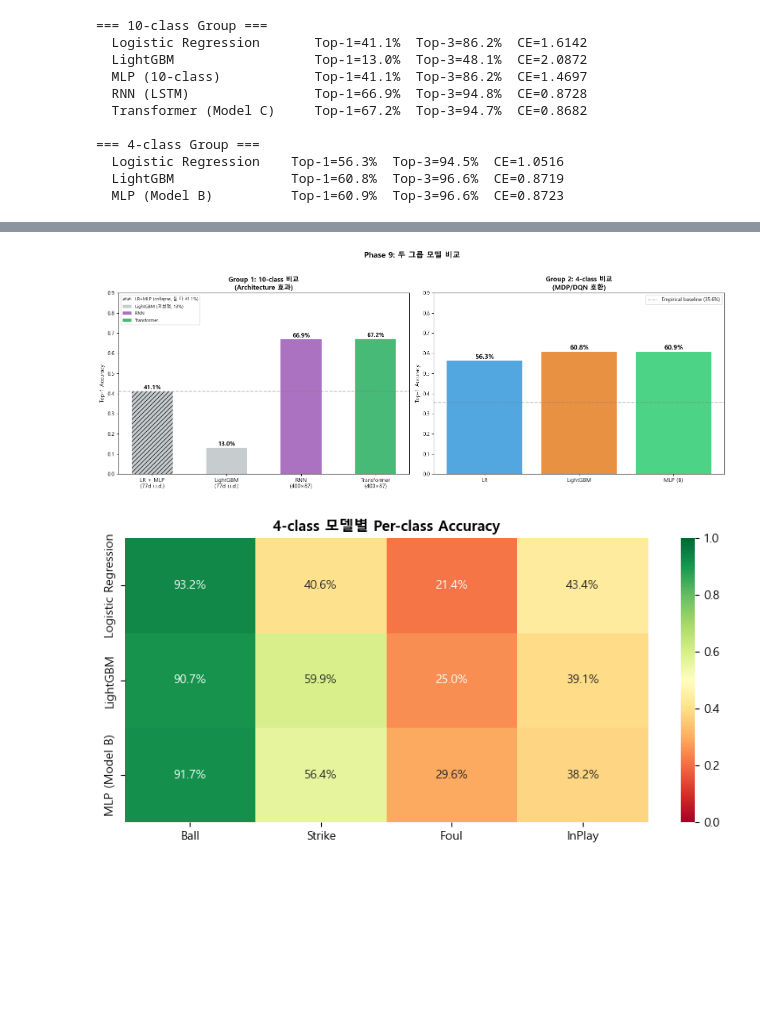
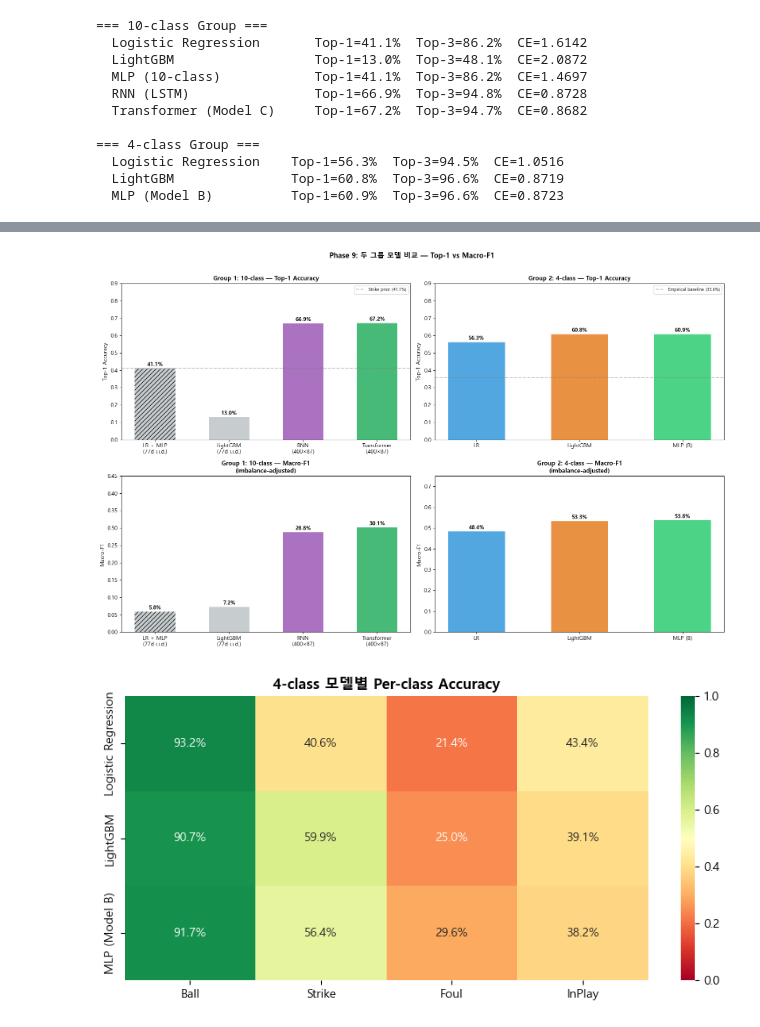
Before and after one commit to Pitcheezy/transition-models, a Jupyter notebook: notebooks/10_all_models_comparison.ipynb, the cells around one changed output, grey strips where cells are left out. Saved outputs shown, nothing was run; the diff lists cells and outputs as text; code cells hidden in the pictures; blank space fills up the shorter version.

```diff
--- a/notebooks/10_all_models_comparison.ipynb
+++ b/notebooks/10_all_models_comparison.ipynb
@@ -69,65 +69,61 @@ for name, r in comp4.items():
 # %%
-from sklearn.metrics import f1_score
-import numpy as np
+fig, axes = plt.subplots(2, 2, figsize=(16, 10))
 
-fig, axes = plt.subplots(1, 2, figsize=(16, 6))
+# ── 공통 데이터 ───────────────────────────────────────────────────────────────
+iid_top1  = (comp10['Logistic Regression']['top1'] + comp10['MLP (10-class)']['top1']) / 2
+iid_mf1   = (comp10['Logistic Regression']['macro_f1'] + comp10['MLP (10-class)']['macro_f1']) / 2
 
-# ── Group 1: 10-class (LR+MLP 통합, LightGBM 별도) ──────────────────────────
-# LR과 MLP 평균 top1 (둘 다 41.1%로 동일)
-lr_top1  = comp10['Logistic Regression']['top1']
-mlp_top1 = comp10['MLP (10-class)']['top1']
-iid_top1 = (lr_top1 + mlp_top1) / 2  # == 0.411
+bar_names10 = ['LR + MLP\n(77d i.i.d.)', 'LightGBM\n(77d i.i.d.)', 'RNN\n(400×87)', 'Transformer\n(400×87)']
+top1_10     = [iid_top1, comp10['LightGBM']['top1'],
+               comp10['RNN (LSTM)']['top1'], comp10['Transformer (Model C)']['top1']]
+mf1_10      = [iid_mf1, comp10['LightGBM']['macro_f1'],
+               comp10['RNN (LSTM)']['macro_f1'], comp10['Transformer (Model C)']['macro_f1']]
+colors10    = ['#bdc3c7', '#bdc3c7', '#9b59b6', '#27ae60']
+hatches10   = ['///', '', '', '']
 
-bar_names   = ['LR + MLP\n(77d i.i.d.)', 'LightGBM\n(77d i.i.d.)', 'RNN\n(400×87)', 'Transformer\n(400×87)']
-bar_values  = [iid_top1,
-               comp10['LightGBM']['top1'],
-               comp10['RNN (LSTM)']['top1'],
-               comp10['Transformer (Model C)']['top1']]
-bar_colors  = ['#bdc3c7', '#bdc3c7', '#9b59b6', '#27ae60']
-bar_hatches = ['///', '', '', '']          # 사선으로 "합산" 표시
-
-bars = axes[0].bar(bar_names, bar_values, color=bar_colors, alpha=0.85, width=0.55)
-for bar, hatch in zip(bars, bar_hatches):
-    bar.set_hatch(hatch)
-
-axes[0].set_title('Group 1: 10-class 비교\n(Architecture 효과)', fontsize=12, fontweight='bold')
-axes[0].set_ylabel('Top-1 Accuracy')
-axes[0].set_ylim(0, 0.9)
-for bar, v in zip(bars, bar_values):
-    axes[0].text(bar.get_x() + bar.get_width()/2, v + 0.01,
-                 f'{v:.1%}', ha='center', fontsize=11, fontweight='bold')
-axes[0].axhline(0.411, color='gray', linestyle='--', alpha=0.5, label='Strike prior (41.1%)')
-
-# 범례 설명 추가
-from matplotlib.patches import Patch
-legend_handles = [
-    Patch(facecolor='#bdc3c7', alpha=0.85, hatch='///', label='LR+MLP (collapse, 둘 다 41.1%)'),
-    Patch(facecolor='#bdc3c7', alpha=0.85, label='LightGBM (과보정, 13%)'),
-    Patch(facecolor='#9b59b6', alpha=0.85, label='RNN'),
-    Patch(facecolor='#27ae60', alpha=0.85, label='Transformer'),
-]
-axes[0].legend(handles=legend_handles, fontsize=8, loc='upper left')
-
-# ── Group 2: 4-class ─────────────────────────────────────────────────────────
 names4  = list(comp4.keys())
 top1_4  = [comp4[n]['top1'] for n in names4]
+mf1_4   = [comp4[n]['macro_f1'] for n in names4]
 colors4 = ['#3498db', '#e67e22', '#2ecc71']
 short4  = ['LR', 'LightGBM', 'MLP (B)']
-bars2   = axes[1].bar(short4, top1_4, color=colors4, alpha=0.85)
-axes[1].set_title('Group 2: 4-class 비교\n(MDP/DQN 호환)', fontsize=12, fontweight='bold')
-axes[1].set_ylabel('Top-1 Accuracy')
-axes[1].set_ylim(0, 0.9)
-for bar, v in zip(bars2, top1_4):
-    axes[1].text(bar.get_x() + bar.get_width()/2, v + 0.01,
-                 f'{v:.1%}', ha='center', fontsize=12, fontweight='bold')
-axes[1].axhline(0.356, color='gray', linestyle='--', alpha=0.5, label='Empirical baseline (35.6%)')
-axes[1].legend(fontsize=9)
 
-plt.suptitle('Phase 9: 두 그룹 모델 비교', fontsize=14, fontweight='bold', y=1.02)
+
+def draw_bar(ax, names, values, colors, hatches, title, ylabel, ylim, hline, hline_label, fmt='.1%'):
+    bars = ax.bar(names, values, color=colors, alpha=0.85, width=0.55)
+    for bar, hatch in zip(bars, hatches):
+        bar.set_hatch(hatch)
+    ax.set_title(title, fontsize=11, fontweight='bold')
+    ax.set_ylabel(ylabel)
+    ax.set_ylim(0, ylim)
+    for bar, v in zip(bars, values):
+        ax.text(bar.get_x() + bar.get_width()/2, v + ylim * 0.015,
+                format(v, fmt), ha='center', fontsize=10, fontweight='bold')
+    if hline is not None:
+        ax.axhline(hline, color='gray', linestyle='--', alpha=0.5, label=hline_label)
+        ax.legend(fontsize=8)
+
+
+# Row 0: Top-1 Accuracy
+draw_bar(axes[0, 0], bar_names10, top1_10, colors10, hatches10,
+         'Group 1: 10-class — Top-1 Accuracy', 'Top-1 Accuracy', 0.9,
+         0.411, 'Strike prior (41.1%)')
+draw_bar(axes[0, 1], short4, top1_4, colors4, ['']*3,
+         'Group 2: 4-class — Top-1 Accuracy', 'Top-1 Accuracy', 0.9,
+         0.356, 'Empirical baseline (35.6%)')
+
+# Row 1: Macro-F1
+draw_bar(axes[1, 0], bar_names10, mf1_10, colors10, hatches10,
+         'Group 1: 10-class — Macro-F1\n(imbalance-adjusted)', 'Macro-F1', 0.45,
+         None, None)
+draw_bar(axes[1, 1], short4, mf1_4, colors4, ['']*3,
+         'Group 2: 4-class — Macro-F1\n(imbalance-adjusted)', 'Macro-F1', 0.75,
+         None, None)
+
+plt.suptitle('Phase 9: 두 그룹 모델 비교 — Top-1 vs Macro-F1', fontsize=13, fontweight='bold', y=1.01)
 plt.tight_layout()
 plt.show()
 # %% [output]
-[figure, old version]
+[figure, new version]
 # %%
 # 4-class: Per-class accuracy heatmap
 cls4 = ['Ball','Strike','Foul','InPlay']
```
Also changed, not shown: parts of 3 cells of this notebook, 4 other files.
